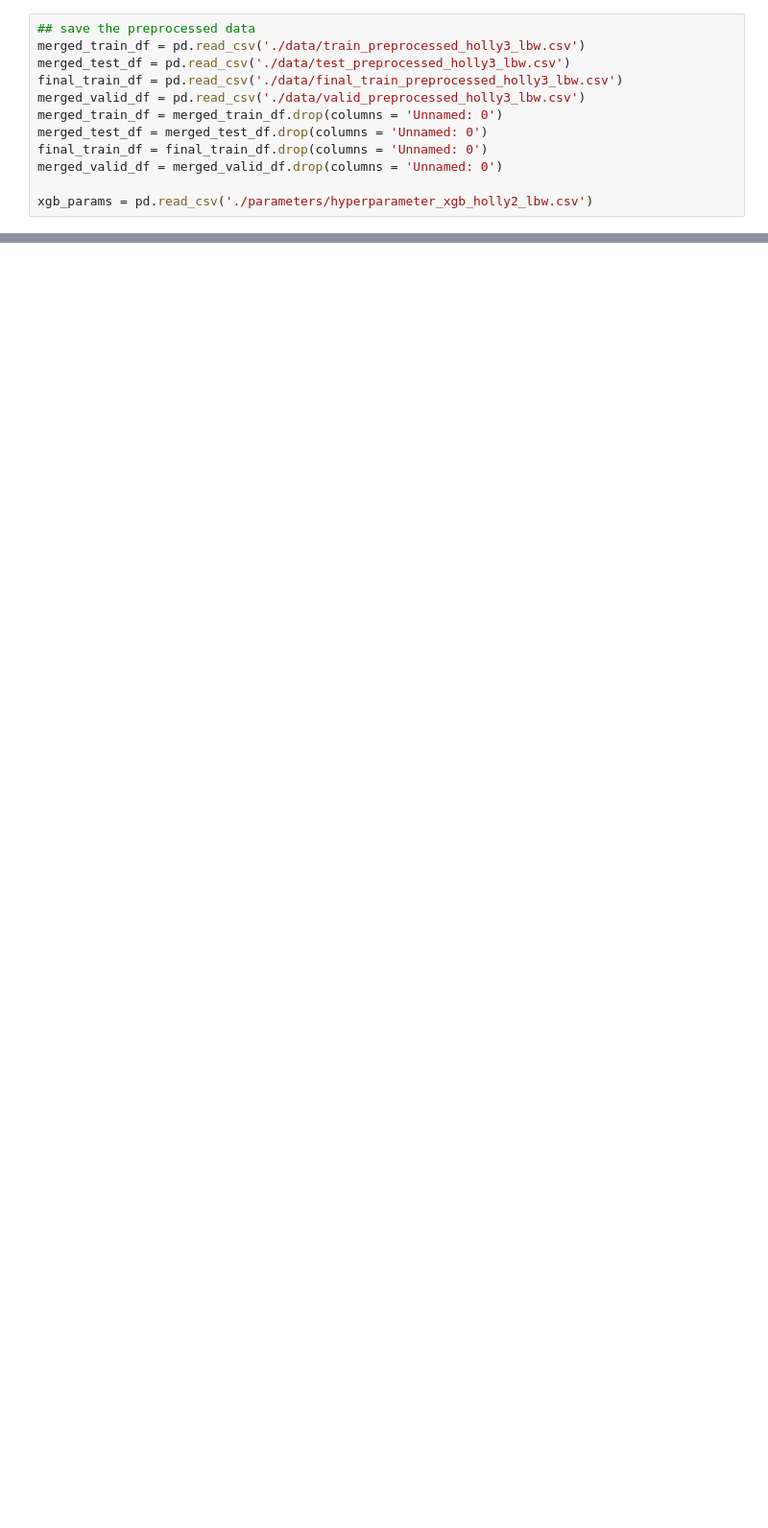
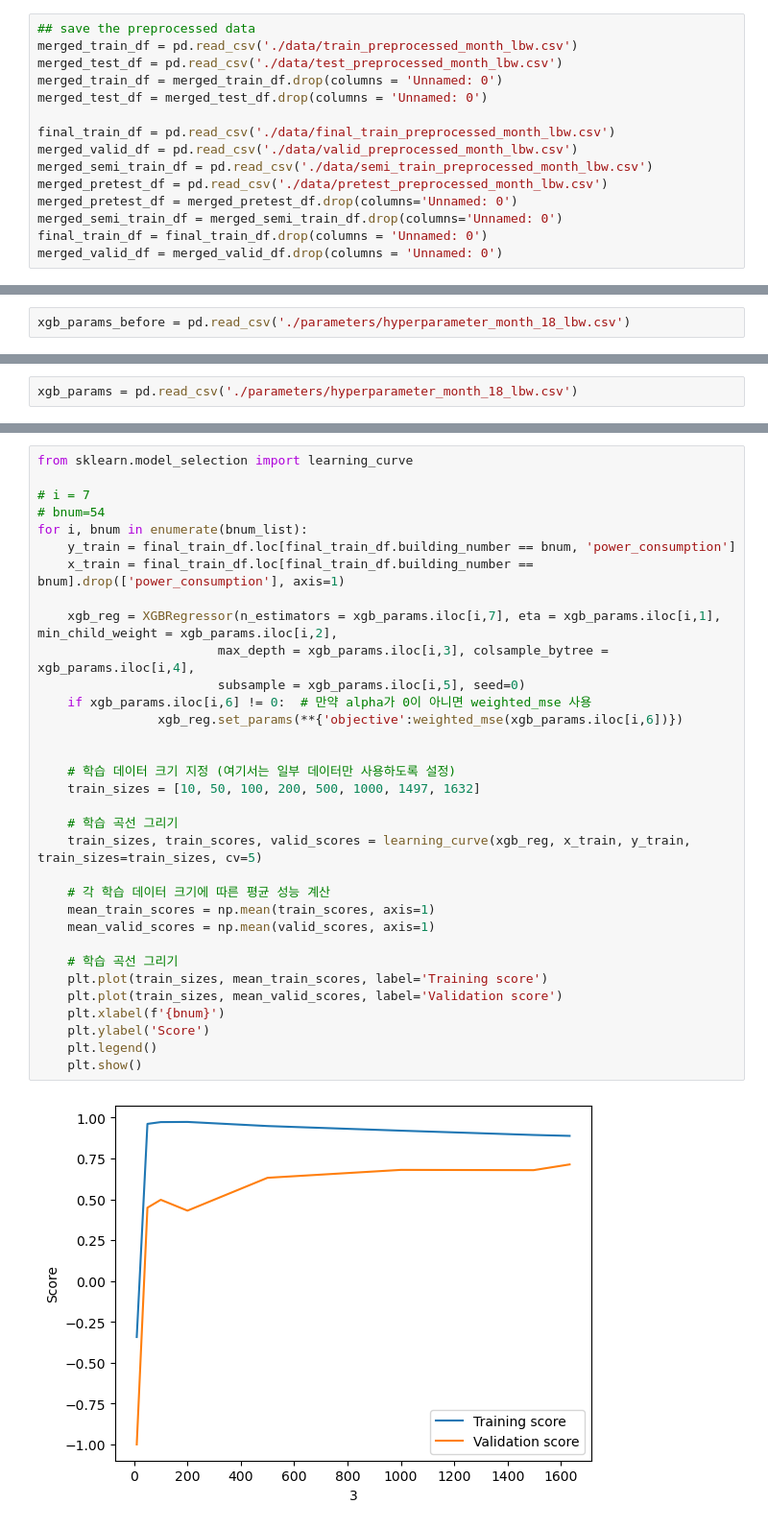
Before and after one commit to wooseungw/power_consumption_comp, a Jupyter notebook: why.ipynb, the cells around one changed output, grey strips where cells are left out. Shown: that part at 96% size. Cells and saved outputs as stored; diff of their text form; blank space fills up the shorter version.

```diff
--- a/why.ipynb
+++ b/why.ipynb
@@ -24,16 +24,19 @@ def seed_everything(seed):
 seed_everything(42) # Seed 고정
 # %%
 ## save the preprocessed data
-merged_train_df = pd.read_csv('./data/train_preprocessed_holly3_lbw.csv')
-merged_test_df = pd.read_csv('./data/test_preprocessed_holly3_lbw.csv')
-final_train_df = pd.read_csv('./data/final_train_preprocessed_holly3_lbw.csv')
-merged_valid_df = pd.read_csv('./data/valid_preprocessed_holly3_lbw.csv')
+merged_train_df = pd.read_csv('./data/train_preprocessed_month_lbw.csv')
+merged_test_df = pd.read_csv('./data/test_preprocessed_month_lbw.csv')
 merged_train_df = merged_train_df.drop(columns = 'Unnamed: 0')
 merged_test_df = merged_test_df.drop(columns = 'Unnamed: 0')
+
+final_train_df = pd.read_csv('./data/final_train_preprocessed_month_lbw.csv')
+merged_valid_df = pd.read_csv('./data/valid_preprocessed_month_lbw.csv')
+merged_semi_train_df = pd.read_csv('./data/semi_train_preprocessed_month_lbw.csv')
+merged_pretest_df = pd.read_csv('./data/pretest_preprocessed_month_lbw.csv')
+merged_pretest_df = merged_pretest_df.drop(columns='Unnamed: 0')
+merged_semi_train_df = merged_semi_train_df.drop(columns='Unnamed: 0')
 final_train_df = final_train_df.drop(columns = 'Unnamed: 0')
 merged_valid_df = merged_valid_df.drop(columns = 'Unnamed: 0')
-
-xgb_params = pd.read_csv('./parameters/hyperparameter_xgb_holly2_lbw.csv')
 # %%
 def weighted_mse(alpha = 1):
     def weighted_mse_fixed(label, pred):
@@ -48,0 +105,2 @@ def SMAPE(y_true, y_pred):
+# %%
+xgb_params_before = pd.read_csv('./parameters/hyperparameter_month_18_lbw.csv')
@@ -48,0 +196,2 @@ def SMAPE(y_true, y_pred):
+# %%
+xgb_params = pd.read_csv('./parameters/hyperparameter_month_18_lbw.csv')
@@ -48,0 +245,35 @@ def SMAPE(y_true, y_pred):
+# %%
+from sklearn.model_selection import learning_curve
+
+# i = 7
+# bnum=54
+for i, bnum in enumerate(bnum_list):
+    y_train = final_train_df.loc[final_train_df.building_number == bnum, 'power_consumption']
+    x_train = final_train_df.loc[final_train_df.building_number == bnum].drop(['power_consumption'], axis=1)
+
+    xgb_reg = XGBRegressor(n_estimators = xgb_params.iloc[i,7], eta = xgb_params.iloc[i,1], min_child_weight = xgb_params.iloc[i,2],
+                        max_depth = xgb_params.iloc[i,3], colsample_bytree = xgb_params.iloc[i,4],
+                        subsample = xgb_params.iloc[i,5], seed=0)
+    if xgb_params.iloc[i,6] != 0:  # 만약 alpha가 0이 아니면 weighted_mse 사용
+                xgb_reg.set_params(**{'objective':weighted_mse(xgb_params.iloc[i,6])})
+
+
+    # 학습 데이터 크기 지정 (여기서는 일부 데이터만 사용하도록 설정)
+    train_sizes = [10, 50, 100, 200, 500, 1000, 1497, 1632]
+
+    # 학습 곡선 그리기
+    train_sizes, train_scores, valid_scores = learning_curve(xgb_reg, x_train, y_train, train_sizes=train_sizes, cv=5)
+
+    # 각 학습 데이터 크기에 따른 평균 성능 계산
+    mean_train_scores = np.mean(train_scores, axis=1)
+    mean_valid_scores = np.mean(valid_scores, axis=1)
+
+    # 학습 곡선 그리기
+    plt.plot(train_sizes, mean_train_scores, label='Training score')
+    plt.plot(train_sizes, mean_valid_scores, label='Validation score')
+    plt.xlabel(f'{bnum}')
+    plt.ylabel('Score')
+    plt.legend()
+    plt.show()
+# %% [output]
+[figure, added]
```
Also changed, not shown: parts of 11 cells of this notebook, 14 other files.
